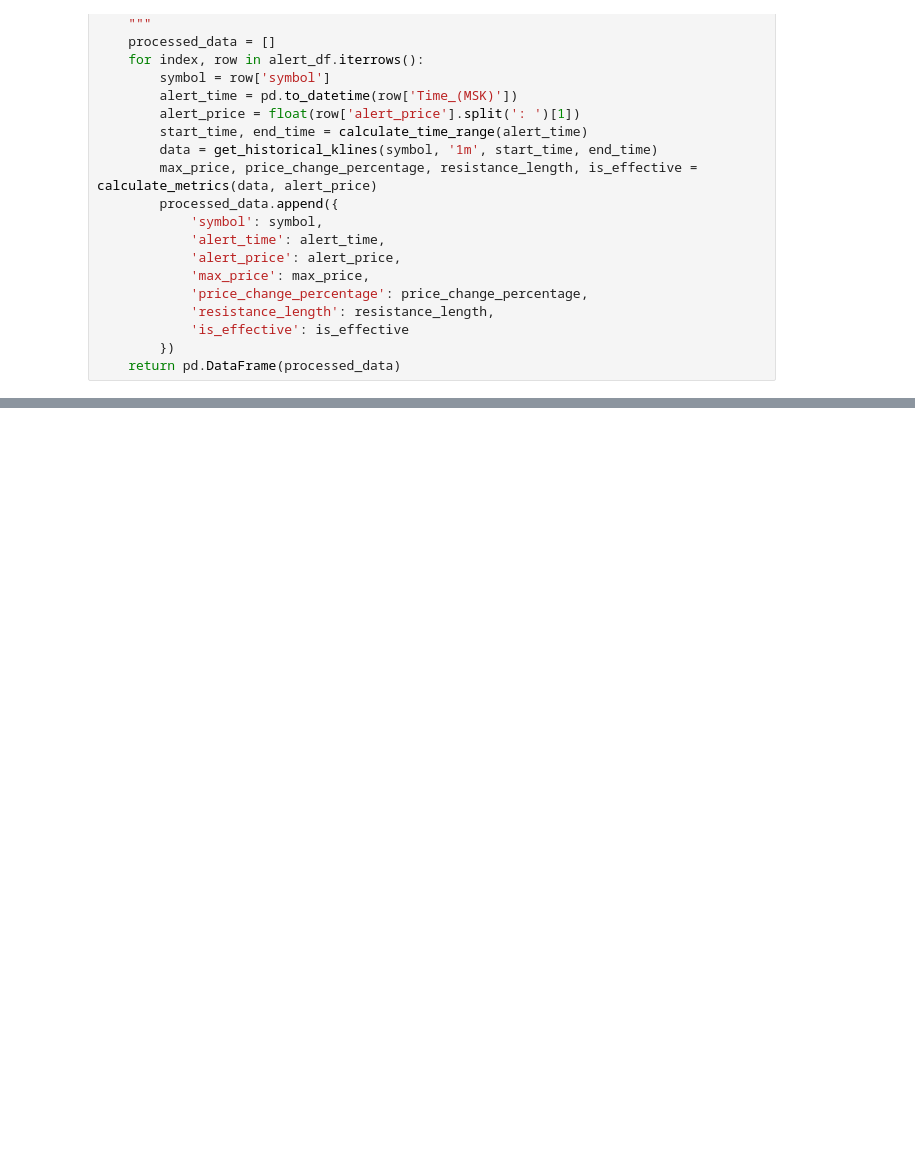
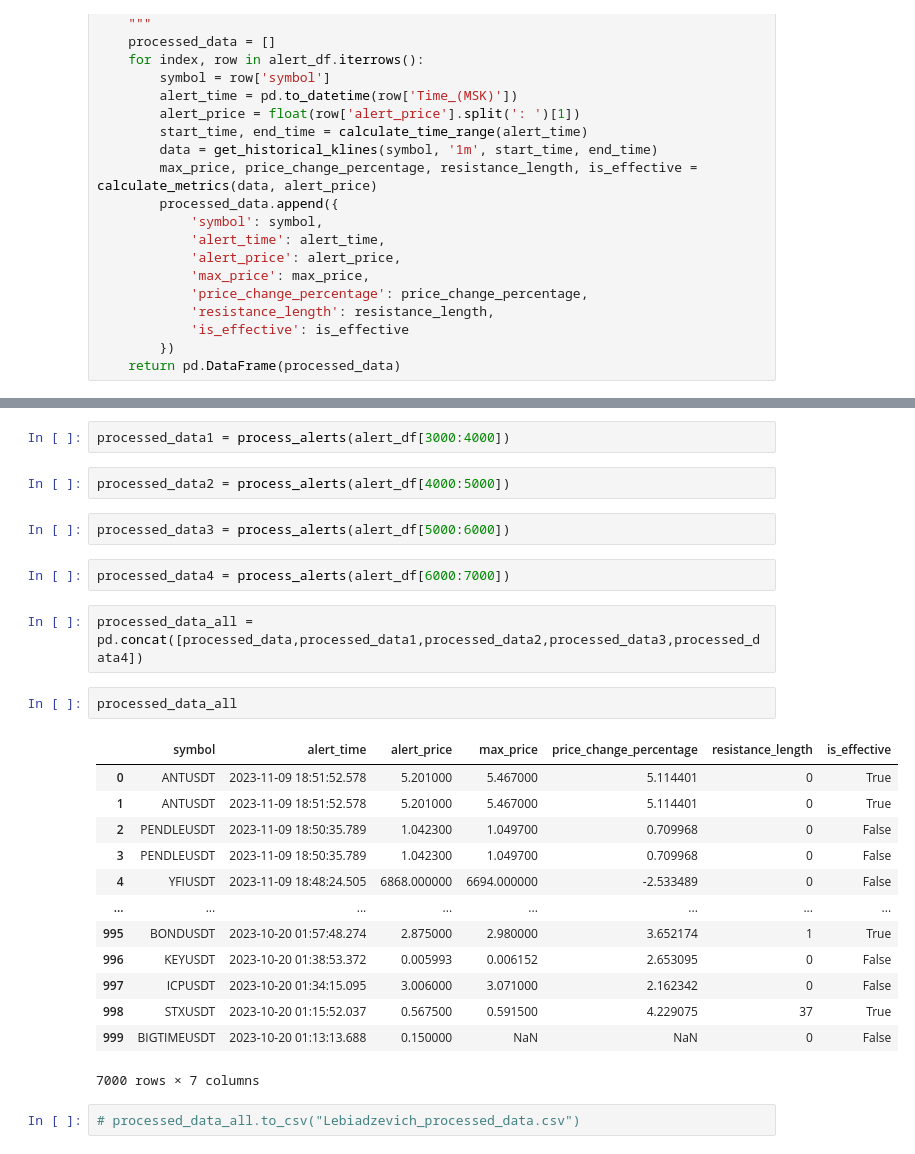
Before and after one commit to ViderStar/binance_trading, a Jupyter notebook: main.ipynb, the cells around one changed output, grey strips where cells are left out. Cells and saved outputs as stored; diff of their text form; blank space fills up the shorter version.

Commit message:
add data + visualization

```diff
--- a/main.ipynb
+++ b/main.ipynb
@@ -145,0 +148,28 @@ processed_data.to_csv("Lebiadzevich_processed_data.csv")
+# %%
+processed_data1 = process_alerts(alert_df[3000:4000])
+# %%
+processed_data2 = process_alerts(alert_df[4000:5000])
+# %%
+processed_data3 = process_alerts(alert_df[5000:6000])
+# %%
+processed_data4 = process_alerts(alert_df[6000:7000])
+# %%
+processed_data_all = pd.concat([processed_data,processed_data1,processed_data2,processed_data3,processed_data4])
+# %%
+processed_data_all
+# %% [output]
+|  | symbol | alert_time | alert_price | max_price | price_change_percentage | resistance_length | is_effective |
+| 0 | ANTUSDT | 2023-11-09 18:51:52.578 | 5.201000 | 5.467000 | 5.114401 | 0 | True |
+| 1 | ANTUSDT | 2023-11-09 18:51:52.578 | 5.201000 | 5.467000 | 5.114401 | 0 | True |
+| 2 | PENDLEUSDT | 2023-11-09 18:50:35.789 | 1.042300 | 1.049700 | 0.709968 | 0 | False |
+| 3 | PENDLEUSDT | 2023-11-09 18:50:35.789 | 1.042300 | 1.049700 | 0.709968 | 0 | False |
+| 4 | YFIUSDT | 2023-11-09 18:48:24.505 | 6868.000000 | 6694.000000 | -2.533489 | 0 | False |
+| ... | ... | ... | ... | ... | ... | ... | ... |
+| 995 | BONDUSDT | 2023-10-20 01:57:48.274 | 2.875000 | 2.980000 | 3.652174 | 1 | True |
+| 996 | KEYUSDT | 2023-10-20 01:38:53.372 | 0.005993 | 0.006152 | 2.653095 | 0 | False |
+| 997 | ICPUSDT | 2023-10-20 01:34:15.095 | 3.006000 | 3.071000 | 2.162342 | 0 | False |
+| 998 | STXUSDT | 2023-10-20 01:15:52.037 | 0.567500 | 0.591500 | 4.229075 | 37 | True |
+| 999 | BIGTIMEUSDT | 2023-10-20 01:13:13.688 | 0.150000 | NaN | NaN | 0 | False |
+7000 rows × 7 columns
+# %%
+# processed_data_all.to_csv("Lebiadzevich_processed_data.csv")
```
Also changed, not shown: parts of 7 cells of this notebook, 3 other files.
